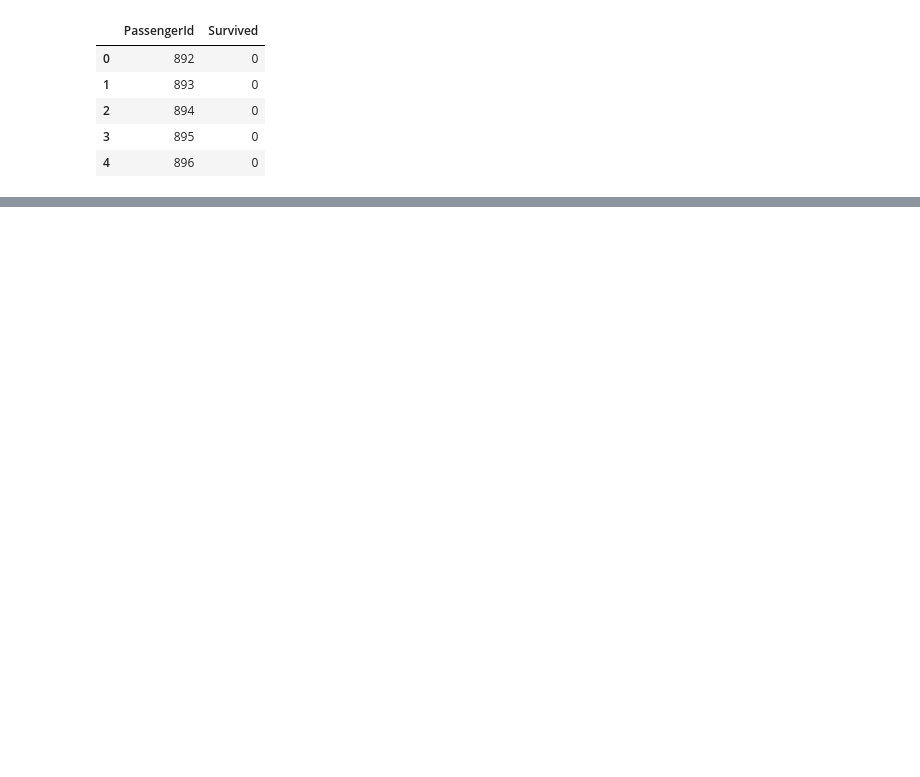
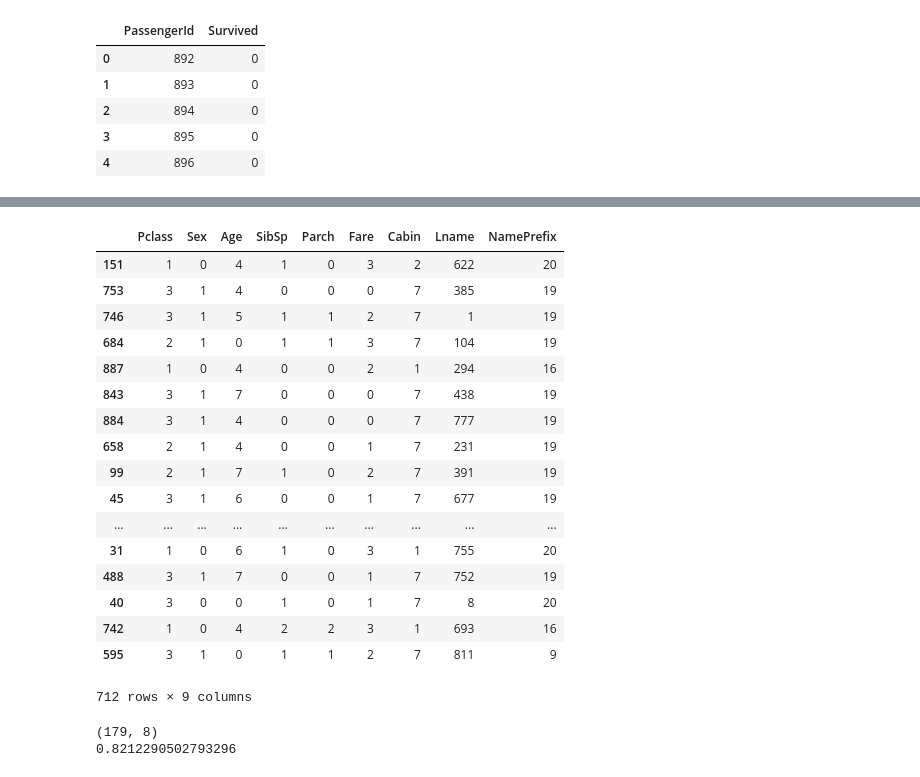
Before and after one commit to imarkzzz/ml-in-action, a Jupyter notebook: kaggle/titanic/titanic.ipynb, the cells around one changed output, grey strips where cells are left out. Saved outputs shown, nothing was run; the diff lists cells and outputs as text; code cells hidden in the pictures; blank space fills up the shorter version.

```diff
--- a/kaggle/titanic/titanic.ipynb
+++ b/kaggle/titanic/titanic.ipynb
@@ -317,0 +336,21 @@ output.head()
+# %%
+pd.get_dummies(X_train)
+# %% [output]
+|  | Pclass | Sex | Age | SibSp | Parch | Fare | Cabin | Lname | NamePrefix |
+| 151 | 1 | 0 | 4 | 1 | 0 | 3 | 2 | 622 | 20 |
+| 753 | 3 | 1 | 4 | 0 | 0 | 0 | 7 | 385 | 19 |
+| 746 | 3 | 1 | 5 | 1 | 1 | 2 | 7 | 1 | 19 |
+| 684 | 2 | 1 | 0 | 1 | 1 | 3 | 7 | 104 | 19 |
+| 887 | 1 | 0 | 4 | 0 | 0 | 2 | 1 | 294 | 16 |
+| 843 | 3 | 1 | 7 | 0 | 0 | 0 | 7 | 438 | 19 |
+| 884 | 3 | 1 | 4 | 0 | 0 | 0 | 7 | 777 | 19 |
+| 658 | 2 | 1 | 4 | 0 | 0 | 1 | 7 | 231 | 19 |
+| 99 | 2 | 1 | 7 | 1 | 0 | 2 | 7 | 391 | 19 |
+| 45 | 3 | 1 | 6 | 0 | 0 | 1 | 7 | 677 | 19 |
+| ... | ... | ... | ... | ... | ... | ... | ... | ... | ... |
+| 31 | 1 | 0 | 6 | 1 | 0 | 3 | 1 | 755 | 20 |
+| 488 | 3 | 1 | 7 | 0 | 0 | 1 | 7 | 752 | 19 |
+| 40 | 3 | 0 | 0 | 1 | 0 | 1 | 7 | 8 | 20 |
+| 742 | 1 | 0 | 4 | 2 | 2 | 3 | 1 | 693 | 16 |
+| 595 | 3 | 1 | 0 | 1 | 1 | 2 | 7 | 811 | 9 |
+712 rows × 9 columns
@@ -317,0 +362,15 @@ output.head()
+# %%
+pca = PCA(n_components=8)
+X_train_pca = pca.fit_transform(X_train)
+X_test_pca = pca.transform(X_test)
+print(X_test_pca.shape)
+xg_train = xgb.DMatrix(X_train_pca, y_train.values)
+xg_test = xgb.DMatrix(X_test_pca)
+params = {}
+clf = xgb.train(params,xg_train)
+y_preds = clf.predict(xg_test)
+y_preds = [0 if p < 0.5 else 1 for p in y_preds]
+print(accuracy_score(y_test,y_preds))
+# %% [output]
+(179, 8)
+0.8212290502793296
```
Also changed, not shown: parts of 10 cells of this notebook, 1 other file.
